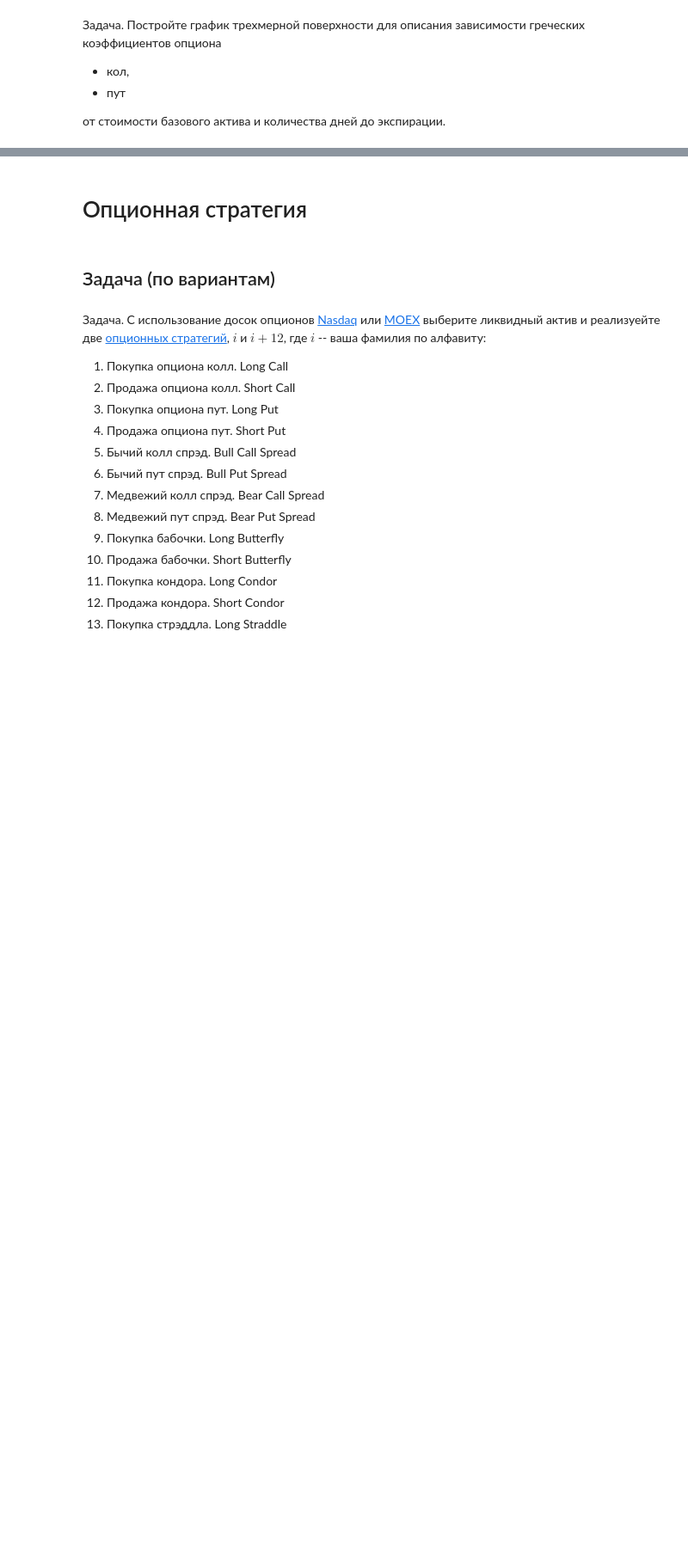
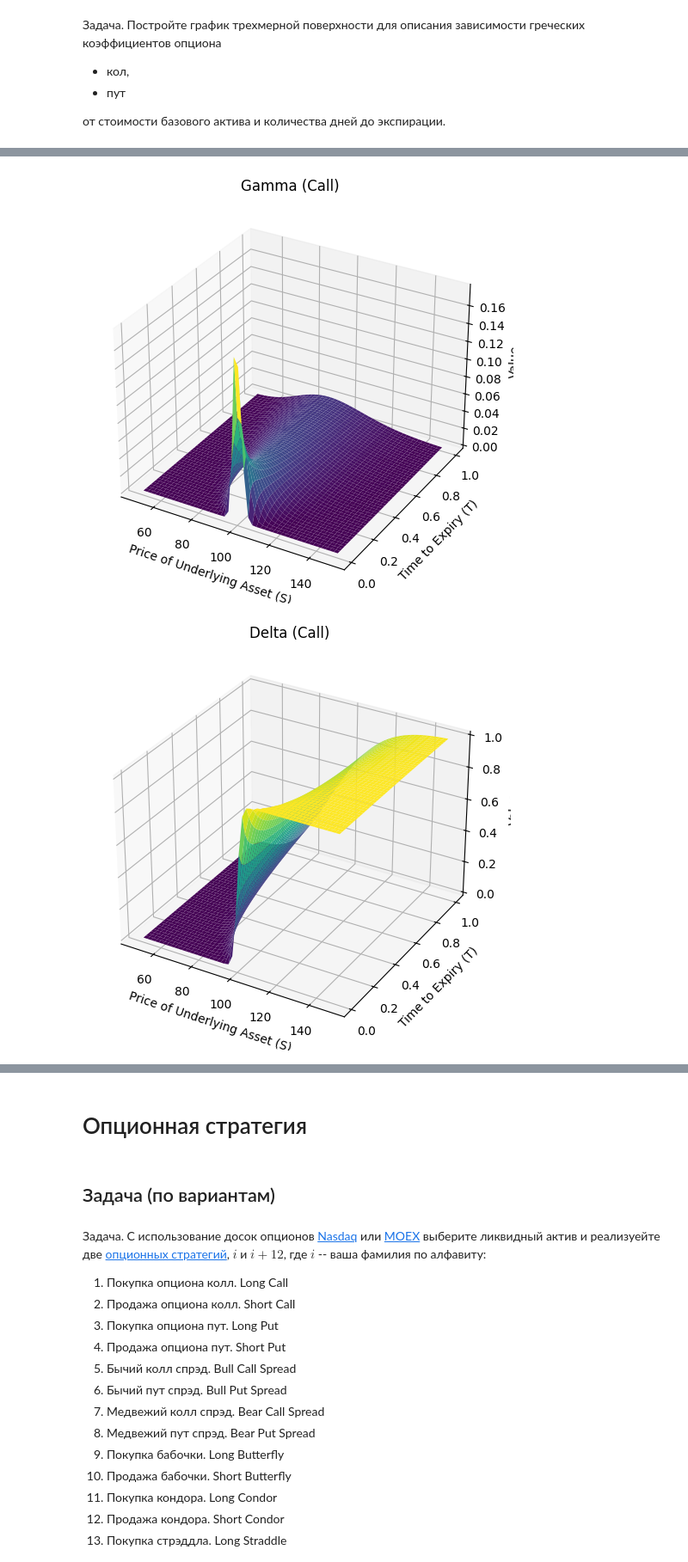
Before and after one commit to ShSonicX/GSFP, a Jupyter notebook: lab_1_GSFP.ipynb, the cells around one changed output, grey strips where cells are left out. Shown at 86% size. Saved outputs shown, nothing was run; the diff lists cells and outputs as text; code cells hidden in the pictures; blank space fills up the shorter version.

```diff
--- a/lab_1_GSFP.ipynb
+++ b/lab_1_GSFP.ipynb
@@ -807,0 +588,70 @@ plt.show()
+# %%
+import numpy as np
+from scipy.stats import norm
+import matplotlib.pyplot as plt
+
+# Определение параметров
+K = 100
+r = 0.05
+sigma = 0.2
+
+# Функции для расчета греков
+def calculate_d1(S, T, K, r, sigma):
+    return (np.log(S / K) + (r + 0.5 * sigma**2) * T) / (sigma * np.sqrt(T))
+
+def calculate_d2(d1, sigma, T):
+    return d1 - sigma * np.sqrt(T)
+
+def delta_call(S, T, K, r, sigma):
+    d1 = calculate_d1(S, T, K, r, sigma)
+    return norm.cdf(d1)
+
+def delta_put(S, T, K, r, sigma):
+    d1 = calculate_d1(S, T, K, r, sigma)
+    return norm.cdf(d1) - 1
+
+def gamma(S, T, K, r, sigma):
+    d1 = calculate_d1(S, T, K, r, sigma)
+    return norm.pdf(d1) / (S * sigma * np.sqrt(T))
+
+def theta_call(S, T, K, r, sigma):
+    d1 = calculate_d1(S, T, K, r, sigma)
+    d2 = calculate_d2(d1, sigma, T)
+    term1 = -(S * norm.pdf(d1) * sigma) / (2 * np.sqrt(T))
+    term2 = -r * K * np.exp(-r * T) * norm.cdf(d2)
+    return term1 + term2
+
+def theta_put(S, T, K, r, sigma):
+    d1 = calculate_d1(S, T, K, r, sigma)
+    d2 = calculate_d2(d1, sigma, T)
+    term1 = -(S * norm.pdf(d1) * sigma) / (2 * np.sqrt(T))
+    term2 = r * K * np.exp(-r * T) * norm.cdf(-d2)
+    return term1 + term2
+
+# Функция для построения 3D-графика
+def plot_3d(S_range, T_range, greek_function, title):
+    S_grid, T_grid = np.meshgrid(S_range, T_range)
+    Z = greek_function(S_grid, T_grid, K, r, sigma)
+
+    fig = plt.figure(figsize=(10, 6))
+    ax = fig.add_subplot(111, projection='3d')
+    ax.plot_surface(S_grid, T_grid, Z, cmap='viridis', edgecolor='none')
+    ax.set_title(title)
+    ax.set_xlabel('Price of Underlying Asset (S)')
+    ax.set_ylabel('Time to Expiry (T)')
+    ax.set_zlabel('Value')
+    plt.show()
+
+# Диапазоны значений
+S_range = np.linspace(50, 150, 50)
+T_range = np.linspace(0.01, 1.0, 50)
+
+# Построение графика для Gamma
+plot_3d(S_range, T_range, gamma, "Gamma (Call)")
+plot_3d(S_range, T_range, delta_call, "Delta (Call)")
+plot_3d(S_range, T_range, theta_call, "Theta (Call)")
+plot_3d(S_range, T_range, delta_put, "Delta (Put)")
+plot_3d(S_range, T_range, theta_put, "Theta (Put)")
+# %% [output]
+[figure, added]
+[figure, added]
```
Also changed, not shown: parts of 6 cells of this notebook.
